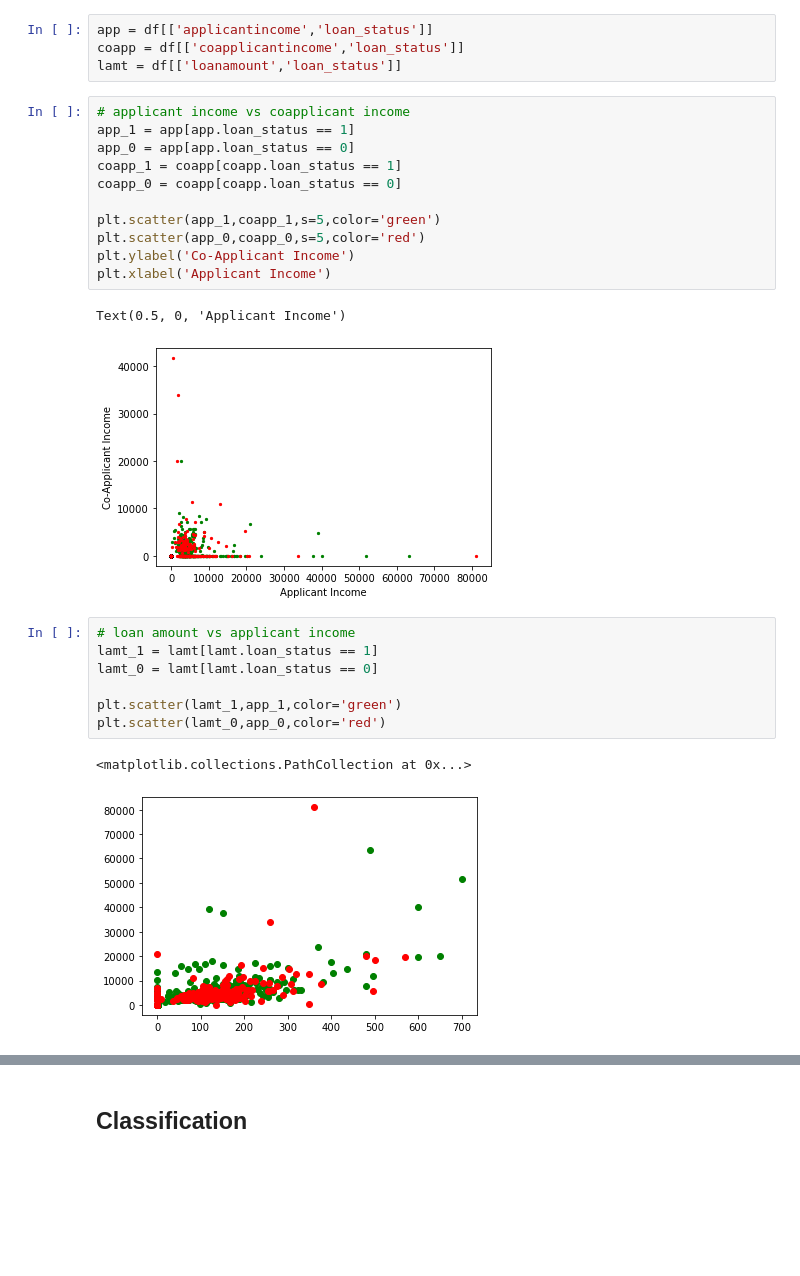
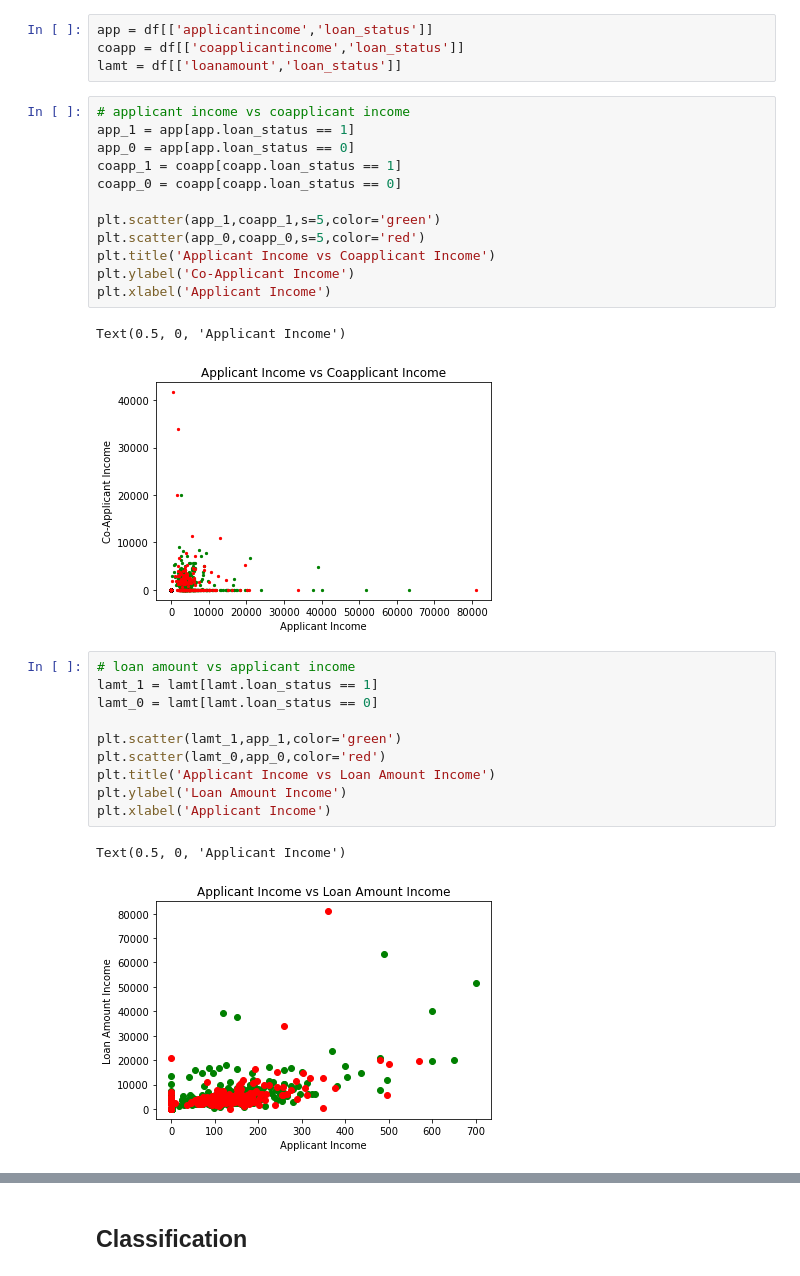
Before and after one commit to vikram0230/Loan-Prediction, a Jupyter notebook: Logistic Regression.ipynb, the cells around one changed output, grey strips where cells are left out. Cells and saved outputs as stored; diff of their text form; blank space fills up the shorter version.

```diff
--- a/Logistic Regression.ipynb
+++ b/Logistic Regression.ipynb
@@ -108,17 +116,18 @@ lamt = df[['loanamount','loan_status']]
 # %%
 # applicant income vs coapplicant income
 app_1 = app[app.loan_status == 1]
 app_0 = app[app.loan_status == 0]
 coapp_1 = coapp[coapp.loan_status == 1]
 coapp_0 = coapp[coapp.loan_status == 0]
 
 plt.scatter(app_1,coapp_1,s=5,color='green')
 plt.scatter(app_0,coapp_0,s=5,color='red')
+plt.title('Applicant Income vs Coapplicant Income')
 plt.ylabel('Co-Applicant Income')
 plt.xlabel('Applicant Income')
 # %% [output]
 Text(0.5, 0, 'Applicant Income')
-[figure, old version]
+[figure, new version]
 # %%
 # loan amount vs applicant income
 lamt_1 = lamt[lamt.loan_status == 1]
@@ -126,9 +135,12 @@ lamt_0 = lamt[lamt.loan_status == 0]
 
 plt.scatter(lamt_1,app_1,color='green')
 plt.scatter(lamt_0,app_0,color='red')
+plt.title('Applicant Income vs Loan Amount Income')
+plt.ylabel('Loan Amount Income')
+plt.xlabel('Applicant Income')
 # %% [output]
-<matplotlib.collections.PathCollection at 0x...>
+Text(0.5, 0, 'Applicant Income')
-[figure, old version]
+[figure, new version]
 # %%
 # loan amount vs coapplicant income
 plt.scatter(lamt_1,coapp_1,color='green')
```
Also changed, not shown: parts of 3 cells of this notebook.
